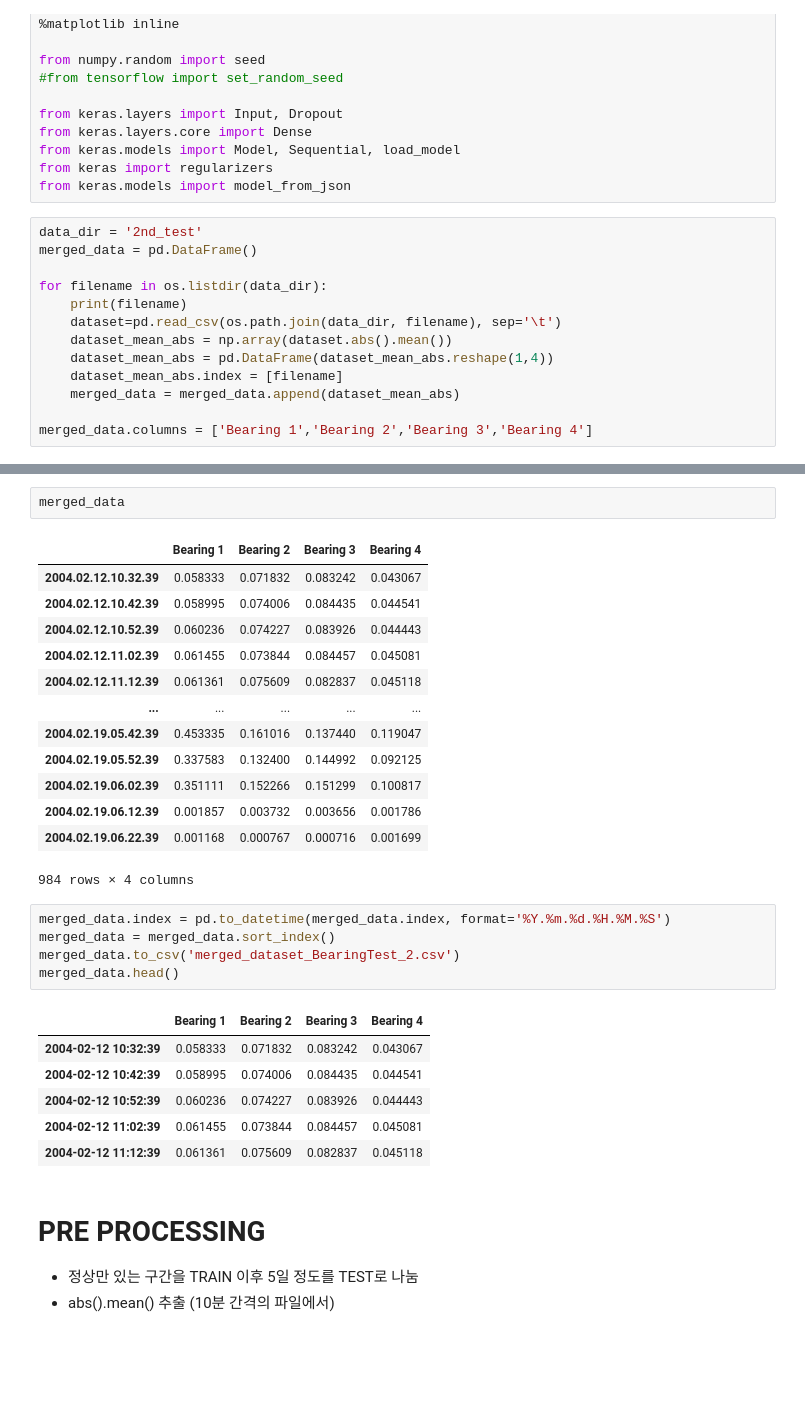
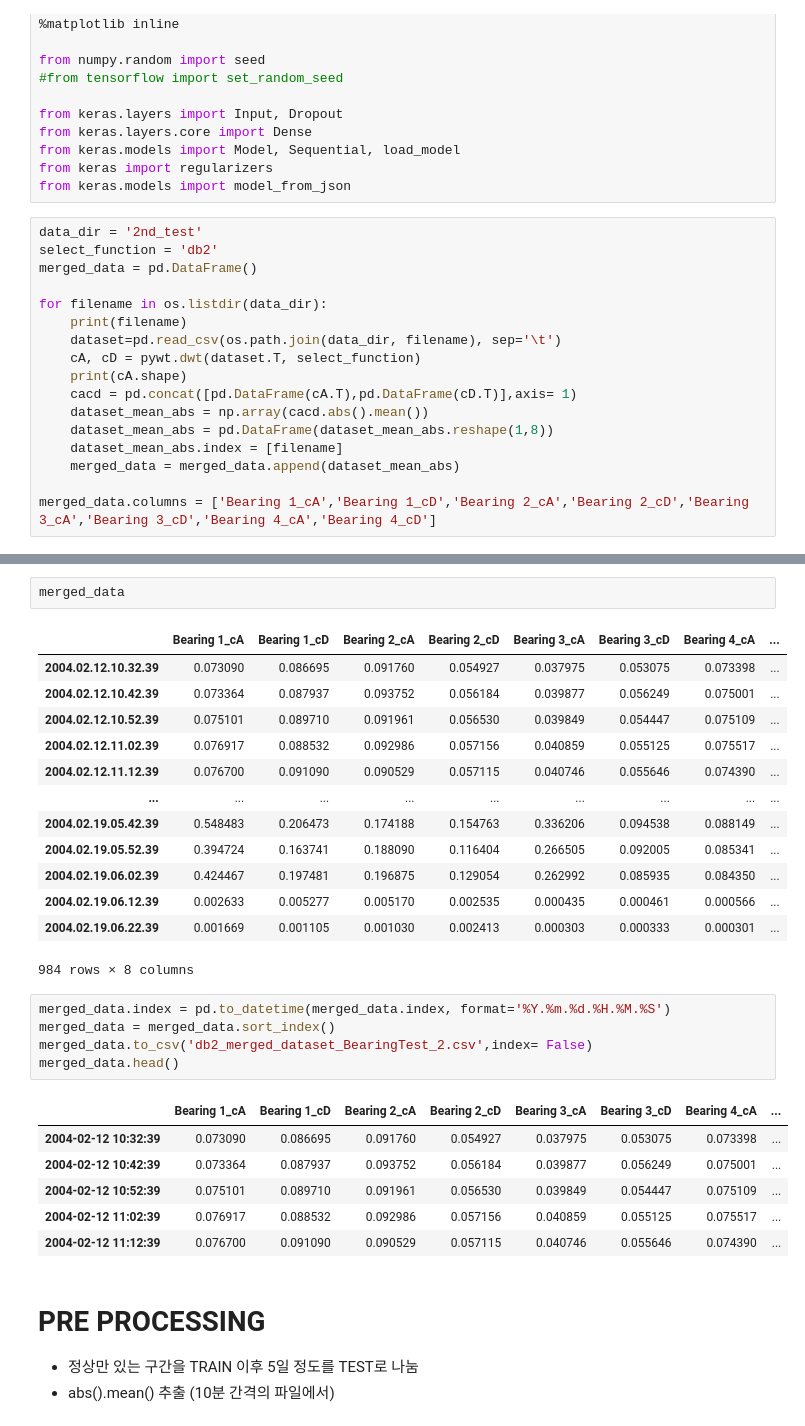
Before and after one commit to hyeonggulim/skt_ai_fellowship, a Jupyter notebook: EDA (NASA Bearing).ipynb, the cells around one changed output, grey strips where cells are left out. Saved outputs shown, nothing was run; the diff lists cells and outputs as text; blank space fills up the shorter version.

```diff
--- a/EDA (NASA Bearing).ipynb
+++ b/EDA (NASA Bearing).ipynb
@@ -20,16 +20,20 @@ from keras import regularizers
 from keras.models import model_from_json
 # %%
 data_dir = '2nd_test'
+select_function = 'db2'
 merged_data = pd.DataFrame()
 
 for filename in os.listdir(data_dir):
     print(filename)
     dataset=pd.read_csv(os.path.join(data_dir, filename), sep='\t')
-    dataset_mean_abs = np.array(dataset.abs().mean())
-    dataset_mean_abs = pd.DataFrame(dataset_mean_abs.reshape(1,4))
+    cA, cD = pywt.dwt(dataset.T, select_function)
+    print(cA.shape)
+    cacd = pd.concat([pd.DataFrame(cA.T),pd.DataFrame(cD.T)],axis= 1)
+    dataset_mean_abs = np.array(cacd.abs().mean())
+    dataset_mean_abs = pd.DataFrame(dataset_mean_abs.reshape(1,8))
     dataset_mean_abs.index = [filename]
     merged_data = merged_data.append(dataset_mean_abs)
 
-merged_data.columns = ['Bearing 1','Bearing 2','Bearing 3','Bearing 4']
+merged_data.columns = ['Bearing 1_cA','Bearing 1_cD','Bearing 2_cA','Bearing 2_cD','Bearing 3_cA','Bearing 3_cD','Bearing 4_cA','Bearing 4_cD']
 # %% [output]
 2004.02.12.10.32.39
@@ -52,31 +57,31 @@ merged_data.columns = ['Bearing 1','Bearing 2','Bearing 3','Bearing 4']
 # %%
 merged_data
 # %% [output]
-|  | Bearing 1 | Bearing 2 | Bearing 3 | Bearing 4 |
-| 2004.02.12.10.32.39 | 0.058333 | 0.071832 | 0.083242 | 0.043067 |
-| 2004.02.12.10.42.39 | 0.058995 | 0.074006 | 0.084435 | 0.044541 |
-| 2004.02.12.10.52.39 | 0.060236 | 0.074227 | 0.083926 | 0.044443 |
-| 2004.02.12.11.02.39 | 0.061455 | 0.073844 | 0.084457 | 0.045081 |
-| 2004.02.12.11.12.39 | 0.061361 | 0.075609 | 0.082837 | 0.045118 |
-| ... | ... | ... | ... | ... |
-| 2004.02.19.05.42.39 | 0.453335 | 0.161016 | 0.137440 | 0.119047 |
-| 2004.02.19.05.52.39 | 0.337583 | 0.132400 | 0.144992 | 0.092125 |
-| 2004.02.19.06.02.39 | 0.351111 | 0.152266 | 0.151299 | 0.100817 |
-| 2004.02.19.06.12.39 | 0.001857 | 0.003732 | 0.003656 | 0.001786 |
-| 2004.02.19.06.22.39 | 0.001168 | 0.000767 | 0.000716 | 0.001699 |
+|  | Bearing 1_cA | Bearing 1_cD | Bearing 2_cA | Bearing 2_cD | Bearing 3_cA | Bearing 3_cD | Bearing 4_cA | ... |
+| 2004.02.12.10.32.39 | 0.073090 | 0.086695 | 0.091760 | 0.054927 | 0.037975 | 0.053075 | 0.073398 | ... |
+| 2004.02.12.10.42.39 | 0.073364 | 0.087937 | 0.093752 | 0.056184 | 0.039877 | 0.056249 | 0.075001 | ... |
+| 2004.02.12.10.52.39 | 0.075101 | 0.089710 | 0.091961 | 0.056530 | 0.039849 | 0.054447 | 0.075109 | ... |
+| 2004.02.12.11.02.39 | 0.076917 | 0.088532 | 0.092986 | 0.057156 | 0.040859 | 0.055125 | 0.075517 | ... |
+| 2004.02.12.11.12.39 | 0.076700 | 0.091090 | 0.090529 | 0.057115 | 0.040746 | 0.055646 | 0.074390 | ... |
+| ... | ... | ... | ... | ... | ... | ... | ... | ... |
+| 2004.02.19.05.42.39 | 0.548483 | 0.206473 | 0.174188 | 0.154763 | 0.336206 | 0.094538 | 0.088149 | ... |
+| 2004.02.19.05.52.39 | 0.394724 | 0.163741 | 0.188090 | 0.116404 | 0.266505 | 0.092005 | 0.085341 | ... |
+| 2004.02.19.06.02.39 | 0.424467 | 0.197481 | 0.196875 | 0.129054 | 0.262992 | 0.085935 | 0.084350 | ... |
+| 2004.02.19.06.12.39 | 0.002633 | 0.005277 | 0.005170 | 0.002535 | 0.000435 | 0.000461 | 0.000566 | ... |
+| 2004.02.19.06.22.39 | 0.001669 | 0.001105 | 0.001030 | 0.002413 | 0.000303 | 0.000333 | 0.000301 | ... |
-984 rows × 4 columns
+984 rows × 8 columns
 # %%
 merged_data.index = pd.to_datetime(merged_data.index, format='%Y.%m.%d.%H.%M.%S')
 merged_data = merged_data.sort_index()
-merged_data.to_csv('merged_dataset_BearingTest_2.csv')
+merged_data.to_csv('db2_merged_dataset_BearingTest_2.csv',index= False)
 merged_data.head()
 # %% [output]
-|  | Bearing 1 | Bearing 2 | Bearing 3 | Bearing 4 |
-| 2004-02-12 10:32:39 | 0.058333 | 0.071832 | 0.083242 | 0.043067 |
-| 2004-02-12 10:42:39 | 0.058995 | 0.074006 | 0.084435 | 0.044541 |
-| 2004-02-12 10:52:39 | 0.060236 | 0.074227 | 0.083926 | 0.044443 |
-| 2004-02-12 11:02:39 | 0.061455 | 0.073844 | 0.084457 | 0.045081 |
-| 2004-02-12 11:12:39 | 0.061361 | 0.075609 | 0.082837 | 0.045118 |
+|  | Bearing 1_cA | Bearing 1_cD | Bearing 2_cA | Bearing 2_cD | Bearing 3_cA | Bearing 3_cD | Bearing 4_cA | ... |
+| 2004-02-12 10:32:39 | 0.073090 | 0.086695 | 0.091760 | 0.054927 | 0.037975 | 0.053075 | 0.073398 | ... |
+| 2004-02-12 10:42:39 | 0.073364 | 0.087937 | 0.093752 | 0.056184 | 0.039877 | 0.056249 | 0.075001 | ... |
+| 2004-02-12 10:52:39 | 0.075101 | 0.089710 | 0.091961 | 0.056530 | 0.039849 | 0.054447 | 0.075109 | ... |
+| 2004-02-12 11:02:39 | 0.076917 | 0.088532 | 0.092986 | 0.057156 | 0.040859 | 0.055125 | 0.075517 | ... |
+| 2004-02-12 11:12:39 | 0.076700 | 0.091090 | 0.090529 | 0.057115 | 0.040746 | 0.055646 | 0.074390 | ... |
 # %% [markdown]
 # PRE PROCESSING
 - 정상만 있는 구간을 TRAIN 이후 5일 정도를 TEST로 나눔
```
Also changed, not shown: parts of 9 cells of this notebook.
